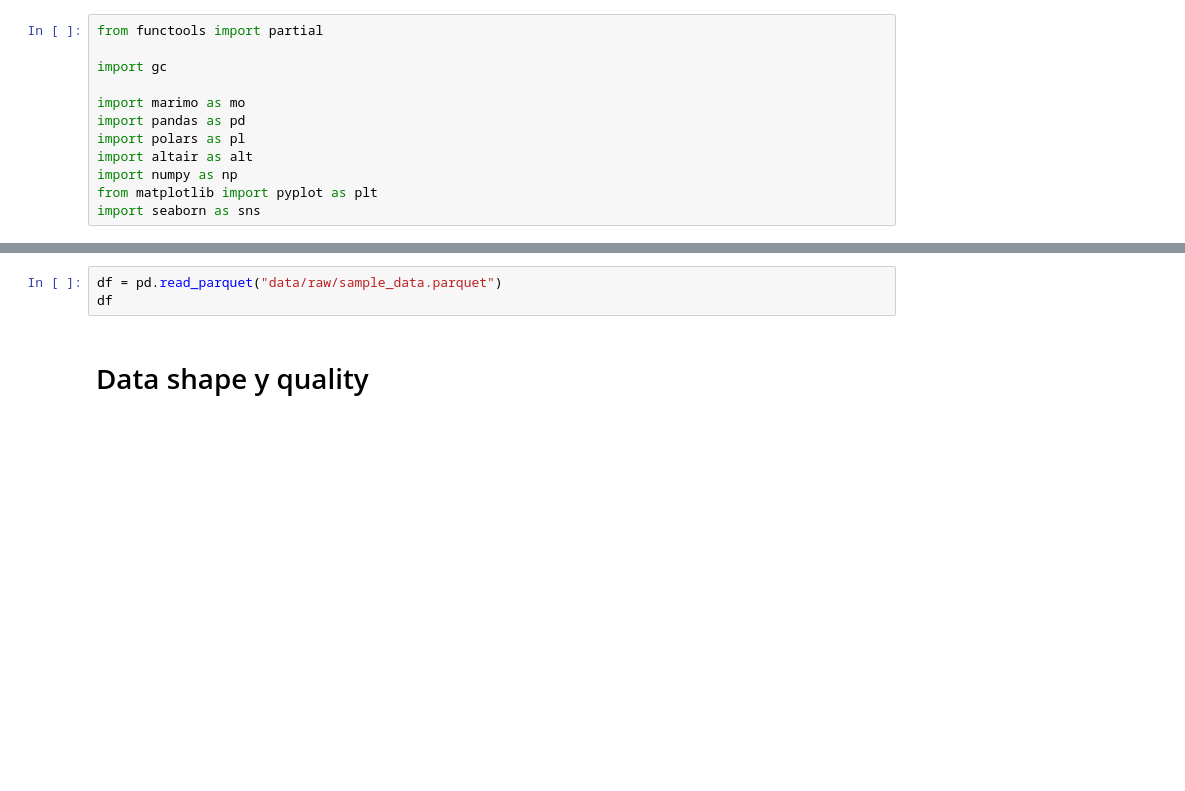
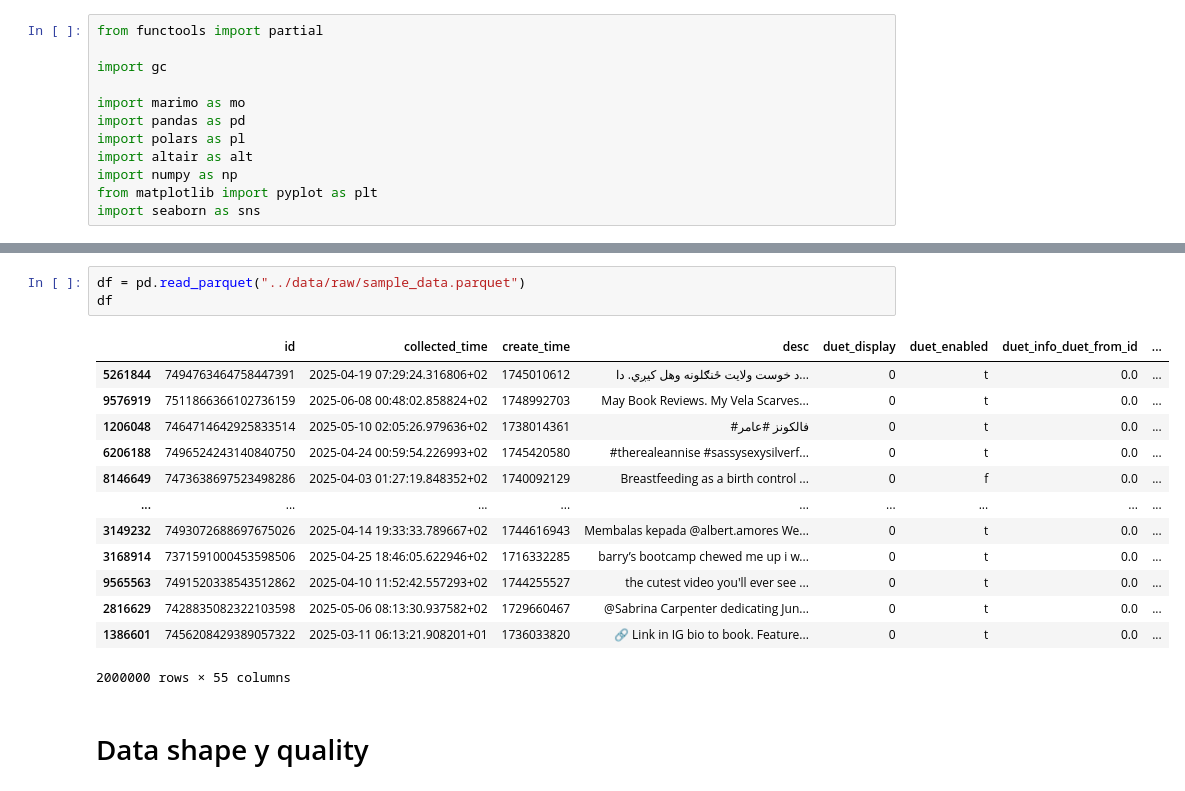
Before and after one commit to matutedevelop/tiktok-engaging-project, a Jupyter notebook: notebooks/01-eda.ipynb, the cells around one changed output, grey strips where cells are left out. Saved outputs shown, nothing was run; the diff lists cells and outputs as text; blank space fills up the shorter version.

```diff
--- a/notebooks/01-eda.ipynb
+++ b/notebooks/01-eda.ipynb
@@ -52,6 +73,20 @@ alt.themes.enable("ctheme")
 # %%
-df = pd.read_parquet("data/raw/sample_data.parquet")
+df = pd.read_parquet("../data/raw/sample_data.parquet")
 df
+# %% [output]
+|  | id | collected_time | create_time | desc | duet_display | duet_enabled | duet_info_duet_from_id | ... |
+| 5261844 | 7494763464758447391 | 2025-04-19 07:29:24.316806+02 | 1745010612 | د خوست ولایت ځنګلونه وهل کیږي. دا... | 0 | t | 0.0 | ... |
+| 9576919 | 7511866366102736159 | 2025-06-08 00:48:02.858824+02 | 1748992703 | May Book Reviews. My Vela Scarves... | 0 | t | 0.0 | ... |
+| 1206048 | 7464714642925833514 | 2025-05-10 02:05:26.979636+02 | 1738014361 | #فالكونز #عامر | 0 | t | 0.0 | ... |
+| 6206188 | 7496524243140840750 | 2025-04-24 00:59:54.226993+02 | 1745420580 | #therealeannise #sassysexysilverf... | 0 | t | 0.0 | ... |
+| 8146649 | 7473638697523498286 | 2025-04-03 01:27:19.848352+02 | 1740092129 | Breastfeeding as a birth control ... | 0 | f | 0.0 | ... |
+| ... | ... | ... | ... | ... | ... | ... | ... | ... |
+| 3149232 | 7493072688697675026 | 2025-04-14 19:33:33.789667+02 | 1744616943 | Membalas kepada @albert.amores We... | 0 | t | 0.0 | ... |
+| 3168914 | 7371591000453598506 | 2025-04-25 18:46:05.622946+02 | 1716332285 | barry’s bootcamp chewed me up i w... | 0 | t | 0.0 | ... |
+| 9565563 | 7491520338543512862 | 2025-04-10 11:52:42.557293+02 | 1744255527 | the cutest video you'll ever see ... | 0 | t | 0.0 | ... |
+| 2816629 | 7428835082322103598 | 2025-05-06 08:13:30.937582+02 | 1729660467 | @Sabrina Carpenter dedicating Jun... | 0 | t | 0.0 | ... |
+| 1386601 | 7456208429389057322 | 2025-03-11 06:13:21.908201+01 | 1736033820 | 🔗 Link in IG bio to book. Feature... | 0 | t | 0.0 | ... |
+2000000 rows × 55 columns
 # %% [markdown]
 # Data shape y quality
 # %%
```
Also changed, not shown: parts of 35 cells of this notebook, 4 other files.
